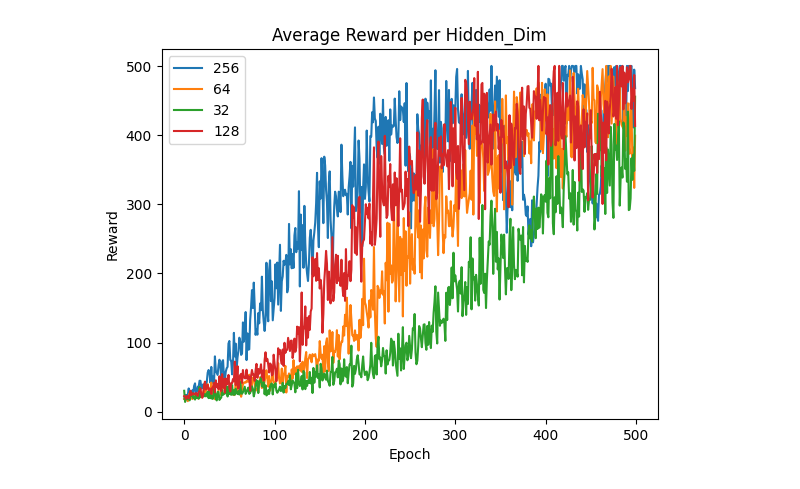
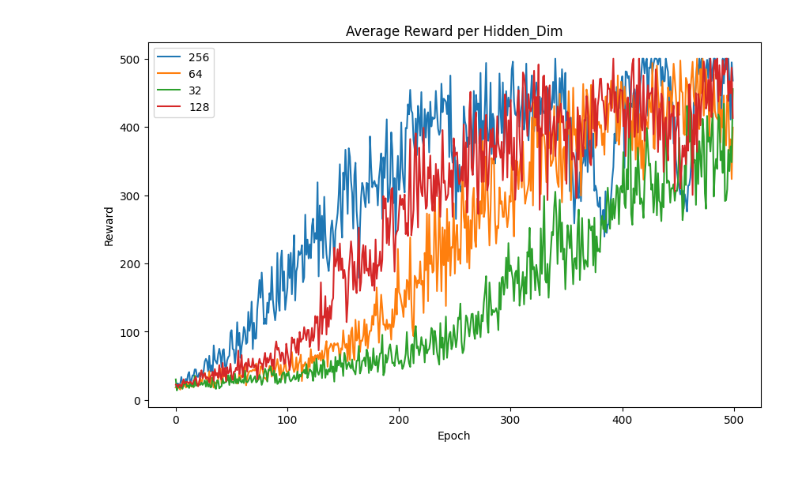
Before and after one commit to marulyanova/hse_research_llm, a Jupyter notebook: hw1/plot.ipynb, the cells around one changed output. Cells and saved outputs as stored; diff of their text form; code cells hidden in the pictures.

```diff
--- a/hw1/plot.ipynb
+++ b/hw1/plot.ipynb
@@ -3,16 +3,18 @@ import matplotlib.pyplot as plt
 import pandas as pd
 import os
 # %%
+plt.figure(figsize=(10, 6))
+
 for file in os.listdir("logs"):
     if file.endswith(".csv") and "tuning_mlp_dim" in file:
         name = file.replace(".csv", "")
         df = pd.read_csv(f"logs/{file}")
         plt.plot(df["epoch"], df["reward"], label=name.replace("tuning_mlp_dim_", "").replace("vanilla", "").replace("_", " ").strip())
 plt.legend()
 plt.title("Average Reward per Hidden_Dim")
 plt.xlabel("Epoch")
 plt.ylabel("Reward")
 plt.show()
 # %% [output]
-[figure, old version]
+[figure, new version]
 # %%
```
Also changed, not shown: parts of 4 cells of this notebook, 17 other files.
